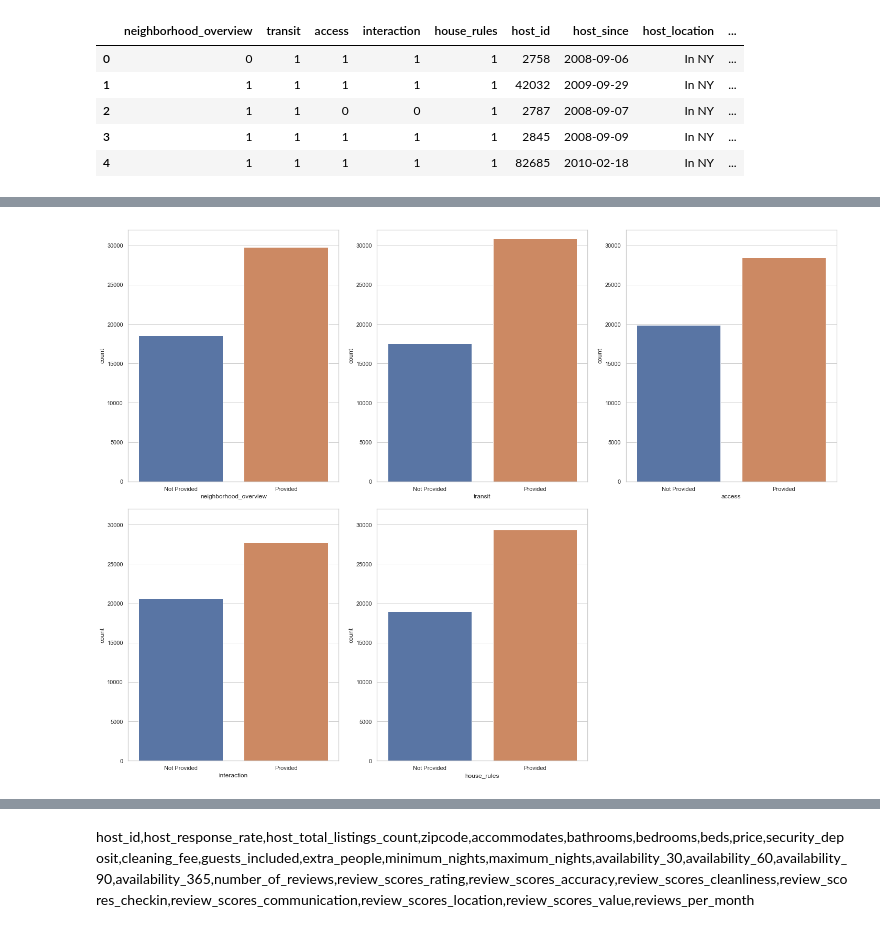
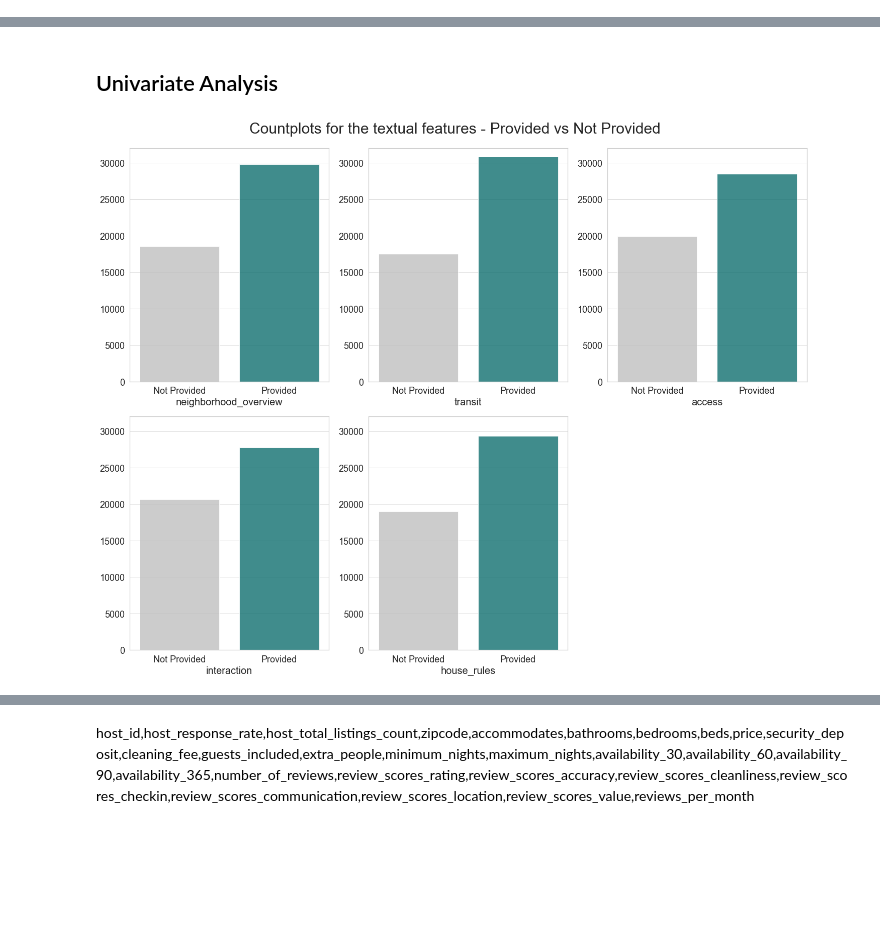
Before and after one commit to kavishashroff/Springboard, a Jupyter notebook: Capstone 1/EDA.ipynb, the cells around one changed output, grey strips where cells are left out. Drawn from its saved outputs; the diff is of its cells as text; code cells hidden in the pictures; blank space fills up the shorter version.

Commit message:
Data Visualization Updates

```diff
--- a/Capstone 1/EDA.ipynb
+++ b/Capstone 1/EDA.ipynb
@@ -7,15 +14,6 @@ import matplotlib.pyplot as plt
 # %%
 data=pd.read_csv('airbnb_data_cleaned.csv')
 pd.options.display.max_columns = 100
-# %%
-data.head()
-# %% [output]
-|  | neighborhood_overview | transit | access | interaction | house_rules | host_id | host_since | host_location | ... |
-| 0 | 0 | 1 | 1 | 1 | 1 | 2758 | 2008-09-06 | In NY | ... |
-| 1 | 1 | 1 | 1 | 1 | 1 | 42032 | 2009-09-29 | In NY | ... |
-| 2 | 1 | 1 | 0 | 0 | 1 | 2787 | 2008-09-07 | In NY | ... |
-| 3 | 1 | 1 | 1 | 1 | 1 | 2845 | 2008-09-09 | In NY | ... |
-| 4 | 1 | 1 | 1 | 1 | 1 | 82685 | 2010-02-18 | In NY | ... |
 # %%
 data.describe()
 # %% [output]
@@ -33,17 +29,26 @@ sns.set(style="whitegrid")
+# %% [markdown]
+## Univariate Analysis
 # %%
 fig, ((ax1, ax2, ax3),(ax4, ax5,ax6)) = plt.subplots(nrows=2, ncols=3, figsize=(20,15))
 axes=[ax1,ax2,ax3,ax4,ax5]
 columns=['neighborhood_overview', 'transit', 'access', 'interaction','house_rules']
 
+st = fig.suptitle("Countplots for the textual features - Provided vs Not Provided", fontsize=30)
+
 for i in range(5):
-    _=sns.countplot(x=columns[i], data=data, ax=axes[i])
+    _=sns.countplot(x=columns[i], data=data, palette=["silver", "teal"], alpha=0.8, ax=axes[i])
     _.set(xticklabels=['Not Provided','Provided'])
     _.set_ylim(0,32000)
+    _.set_xlabel(columns[i],fontsize=20)
+    _.yaxis.label.set_visible(False)
+    _.tick_params(axis = 'both', labelsize = 18)
 
+st.set_y(1.03)
+fig.subplots_adjust(top=0.80)
 ax6.axis('off')
 plt.tight_layout()
 # %% [output]
-[figure, old version]
+[figure, new version]
 # %%
 fig, ((ax1, ax2, ax3,ax4),(ax5,ax6,ax7,ax8)) = plt.subplots(nrows=2, ncols=4, figsize=(20,15))
 axes=[ax1,ax2,ax3,ax4,ax5,ax6,ax7]
```
Also changed, not shown: parts of 45 cells of this notebook.
